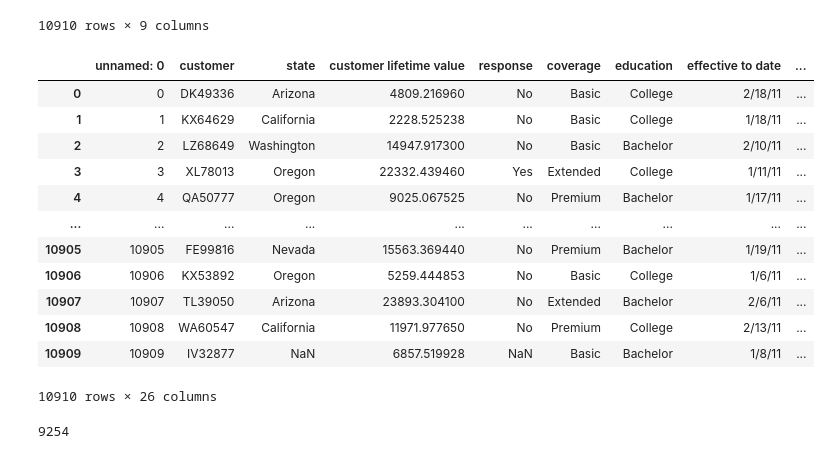
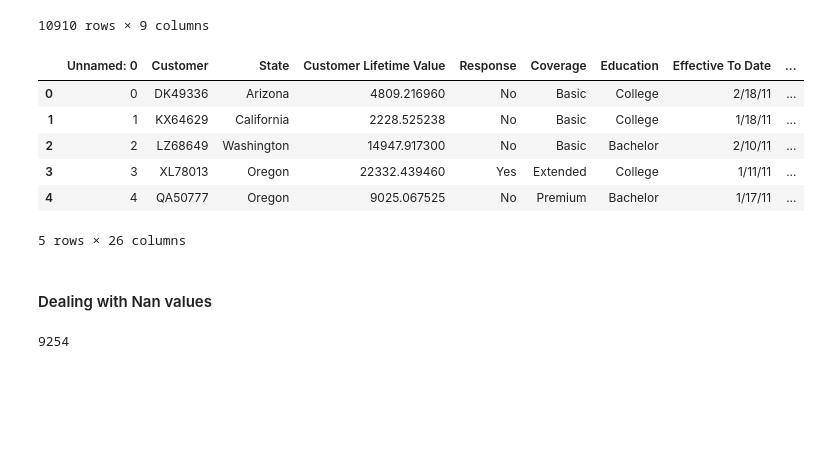
Before and after one commit to adrianlarrea/lab-customer-analysis-round-2, a Jupyter notebook: files_for_lab/csv_files/Lab 2.ipynb, the cells around one changed output. Cells and saved outputs as stored; diff of their text form; code cells hidden in the pictures; blank space fills up the shorter version.

```diff
--- a/files_for_lab/csv_files/Lab 2.ipynb
+++ b/files_for_lab/csv_files/Lab 2.ipynb
@@ -114,21 +123,17 @@ file1.select_dtypes(include=["int64",'float64'])
 | 10909 | 10909 | 6857.519928 | 0 | 101 | 31.0 | ... |
 10910 rows × 9 columns
 # %%
-file1
+file1.head(5)
 # %% [output]
-|  | unnamed: 0 | customer | state | customer lifetime value | response | coverage | education | effective to date | ... |
+|  | Unnamed: 0 | Customer | State | Customer Lifetime Value | Response | Coverage | Education | Effective To Date | ... |
 | 0 | 0 | DK49336 | Arizona | 4809.216960 | No | Basic | College | 2/18/11 | ... |
 | 1 | 1 | KX64629 | California | 2228.525238 | No | Basic | College | 1/18/11 | ... |
 | 2 | 2 | LZ68649 | Washington | 14947.917300 | No | Basic | Bachelor | 2/10/11 | ... |
 | 3 | 3 | XL78013 | Oregon | 22332.439460 | Yes | Extended | College | 1/11/11 | ... |
 | 4 | 4 | QA50777 | Oregon | 9025.067525 | No | Premium | Bachelor | 1/17/11 | ... |
-| ... | ... | ... | ... | ... | ... | ... | ... | ... | ... |
-| 10905 | 10905 | FE99816 | Nevada | 15563.369440 | No | Premium | Bachelor | 1/19/11 | ... |
-| 10906 | 10906 | KX53892 | Oregon | 5259.444853 | No | Basic | College | 1/6/11 | ... |
-| 10907 | 10907 | TL39050 | Arizona | 23893.304100 | No | Extended | Bachelor | 2/6/11 | ... |
-| 10908 | 10908 | WA60547 | California | 11971.977650 | No | Premium | College | 2/13/11 | ... |
-| 10909 | 10909 | IV32877 | NaN | 6857.519928 | NaN | Basic | Bachelor | 1/8/11 | ... |
-10910 rows × 26 columns
+5 rows × 26 columns
+# %% [markdown]
+#### Dealing with Nan values
 # %%
 count_nan = file1.isna().sum().sum()
 print(count_nan)
```
Also changed, not shown: parts of 86 cells of this notebook, 4 other files.
